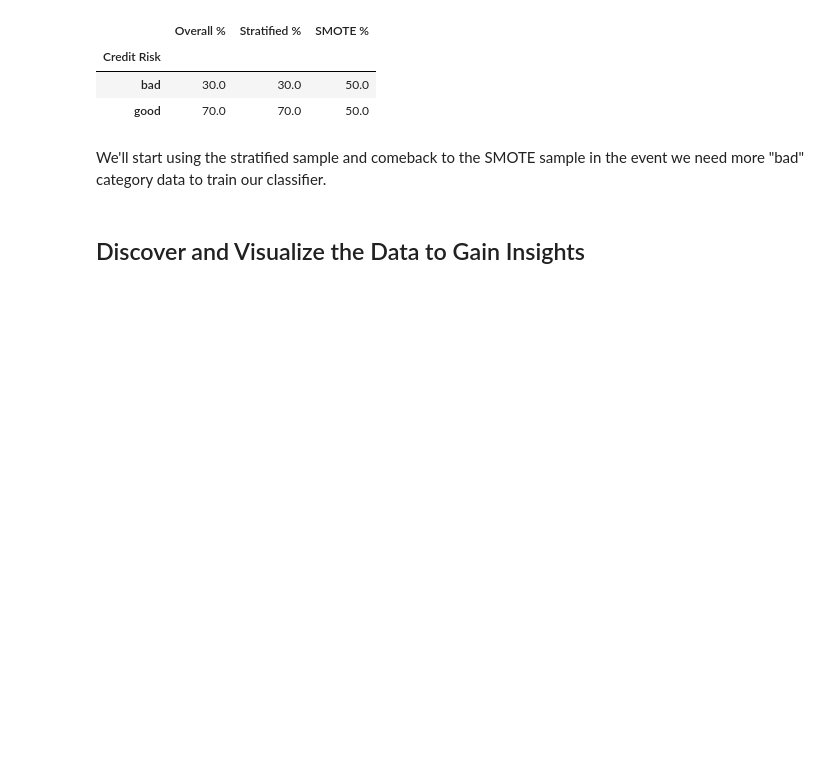
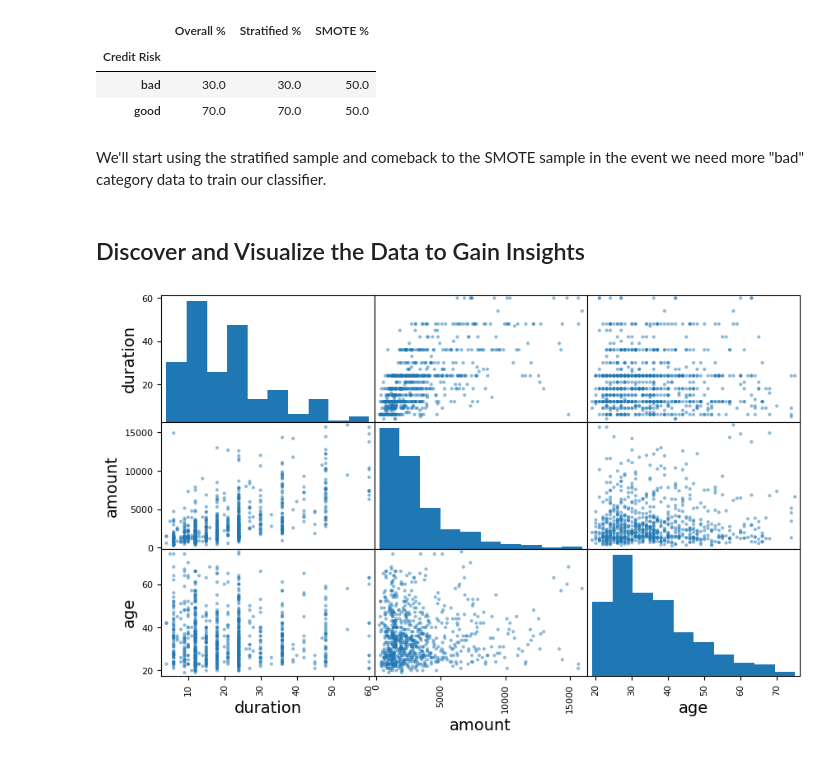
Before and after one commit to Gonzalo-Caro/Practicas-ML-NN, a Jupyter notebook: Additional Exercises/2. Classification.ipynb, the cells around one changed output. Drawn from its saved outputs; the diff is of its cells as text; code cells hidden in the pictures; blank space fills up the shorter version.

```diff
--- a/Additional Exercises/2. Classification.ipynb
+++ b/Additional Exercises/2. Classification.ipynb
@@ -134,3 +134,14 @@ compare_props.index.name = "Credit Risk"
 We'll start using the stratified sample and comeback to the SMOTE sample in the event we need more "bad" category data to train our classifier.
 # %% [markdown]
 ## Discover and Visualize the Data to Gain Insights
+# %%
+credit = train_set.copy()
+# %%
+from pandas.plotting import scatter_matrix
+
+numerical_columns = credit.select_dtypes(include=['int64']).columns
+scatter_matrix(credit[numerical_columns], figsize=(10, 6))
+
+plt.show()
+# %% [output]
+[figure, added]
```
Also changed, not shown: parts of 5 cells of this notebook, 1 other file.
